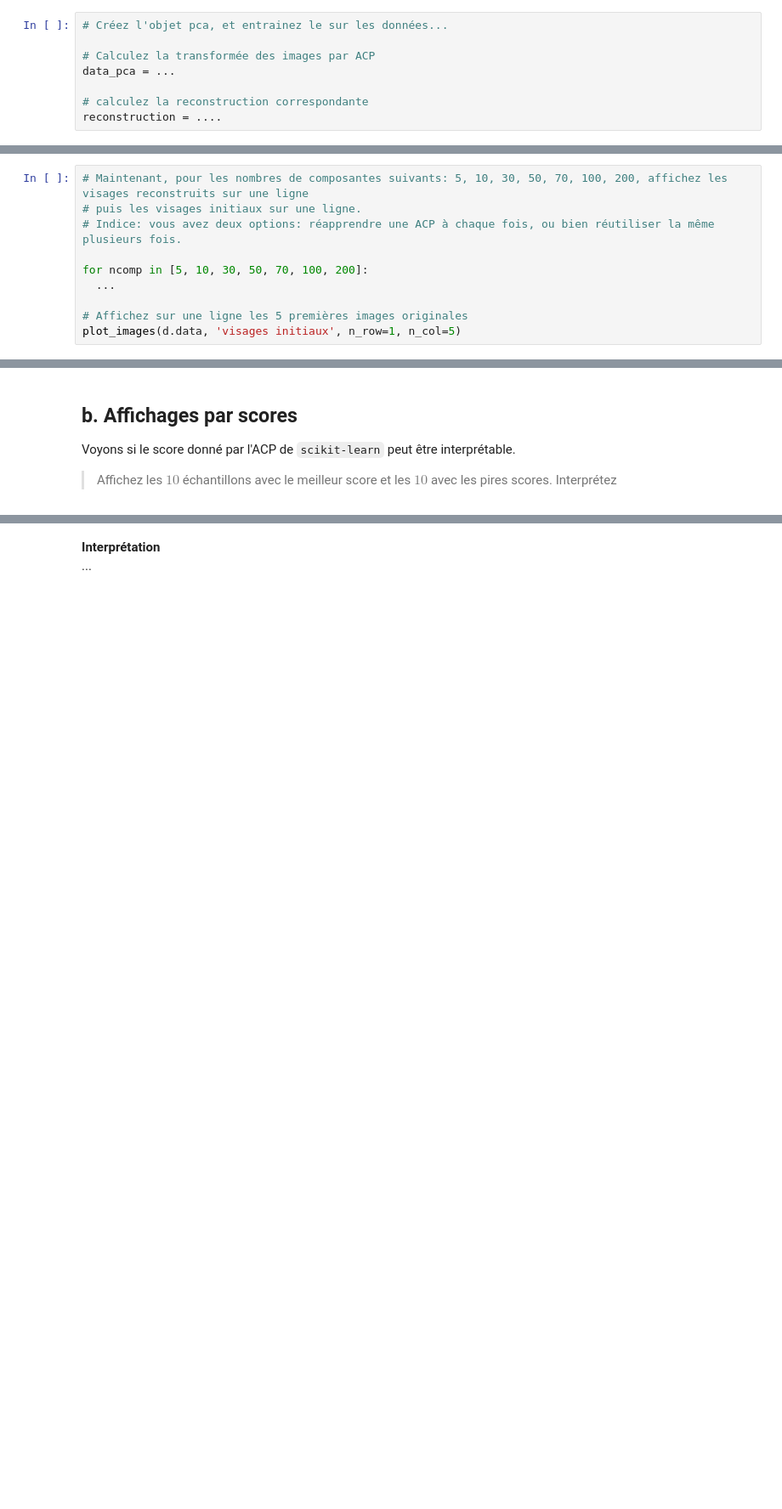
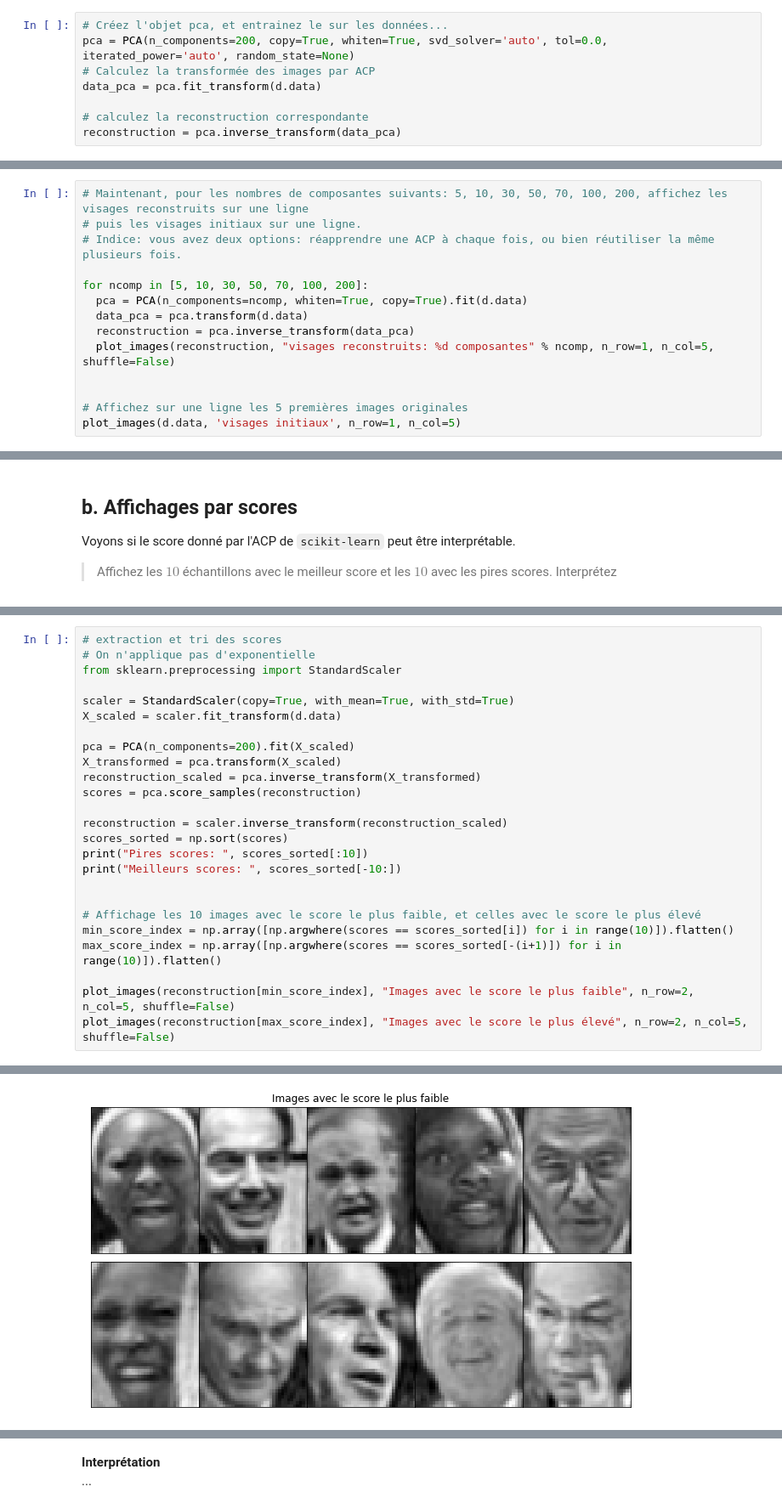
Before and after one commit to melodyrous/mutidim, a Jupyter notebook: colabs/TP2_sklearn.ipynb, the cells around one changed output, grey strips where cells are left out. Shown at 85% size. Saved outputs shown, nothing was run; the diff lists cells and outputs as text; blank space fills up the shorter version.

```diff
--- a/colabs/TP2_sklearn.ipynb
+++ b/colabs/TP2_sklearn.ipynb
@@ -234,11 +233,11 @@ $\Rightarrow$ Appelez `data_pca` les données en basse dimension
 $\Rightarrow$ Appelez `reconstruction` le résultat de la fonction `pca.inverse_transform` appliqué à `data_pca`. De quoi s'agit-il ? Affichez le
 # %%
 # Créez l'objet pca, et entrainez le sur les données...
-
+pca = PCA(n_components=200, copy=True, whiten=True, svd_solver='auto', tol=0.0, iterated_power='auto', random_state=None)
 # Calculez la transformée des images par ACP
-data_pca = ...
+data_pca = pca.fit_transform(d.data)
 
 # calculez la reconstruction correspondante
-reconstruction = ....
+reconstruction = pca.inverse_transform(data_pca)
 # %%
 # Affichez sur une ligne les 5 premières images originales
@@ -255,7 +259,11 @@ reconstruction = ....
 # Indice: vous avez deux options: réapprendre une ACP à chaque fois, ou bien réutiliser la même plusieurs fois.
 
 for ncomp in [5, 10, 30, 50, 70, 100, 200]:
-  ...
+  pca = PCA(n_components=ncomp, whiten=True, copy=True).fit(d.data)
+  data_pca = pca.transform(d.data)
+  reconstruction = pca.inverse_transform(data_pca)
+  plot_images(reconstruction, "visages reconstruits: %d composantes" % ncomp, n_row=1, n_col=5, shuffle=False)
+
 
 # Affichez sur une ligne les 5 premières images originales
 plot_images(d.data, 'visages initiaux', n_row=1, n_col=5)
@@ -282,0 +285,26 @@ Voyons si le score donné par l'ACP de `scikit-learn` peut être interprétable.
+# %%
+# extraction et tri des scores
+# On n'applique pas d'exponentielle
+from sklearn.preprocessing import StandardScaler
+
+scaler = StandardScaler(copy=True, with_mean=True, with_std=True)
+X_scaled = scaler.fit_transform(d.data)
+
+pca = PCA(n_components=200).fit(X_scaled)
+X_transformed = pca.transform(X_scaled)
+reconstruction_scaled = pca.inverse_transform(X_transformed)
+scores = pca.score_samples(reconstruction)
+
+reconstruction = scaler.inverse_transform(reconstruction_scaled)
+scores_sorted = np.sort(scores)
+print("Pires scores: ", scores_sorted[:10])
+print("Meilleurs scores: ", scores_sorted[-10:])
+
+
+# Affichage les 10 images avec le score le plus faible, et celles avec le score le plus élevé
+min_score_index = np.array([np.argwhere(scores == scores_sorted[i]) for i in range(10)]).flatten()
+max_score_index = np.array([np.argwhere(scores == scores_sorted[-(i+1)]) for i in range(10)]).flatten()
+
+plot_images(reconstruction[min_score_index], "Images avec le score le plus faible", n_row=2, n_col=5, shuffle=False)
+plot_images(reconstruction[max_score_index], "Images avec le score le plus élevé", n_row=2, n_col=5, shuffle=False)
+# %% [output]
@@ -282,0 +315 @@ Voyons si le score donné par l'ACP de `scikit-learn` peut être interprétable.
+[figure, added]
```
Also changed, not shown: parts of 19 cells of this notebook.
